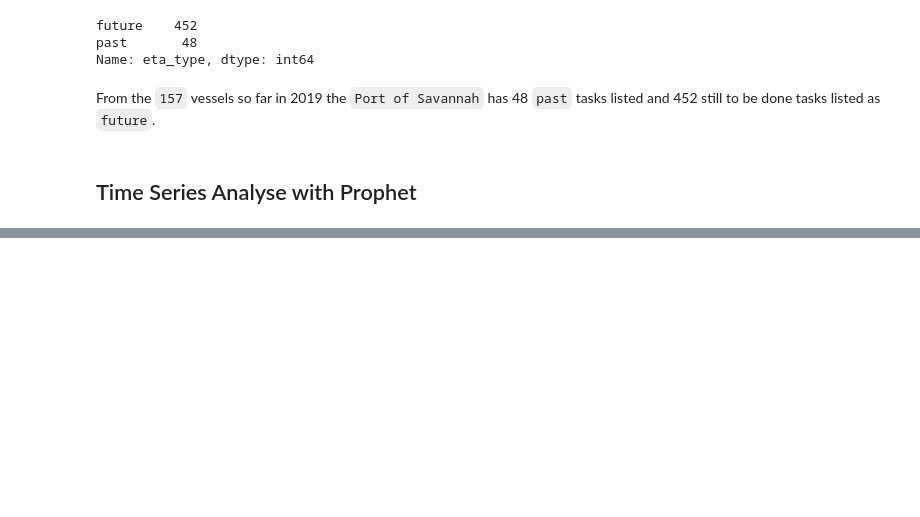
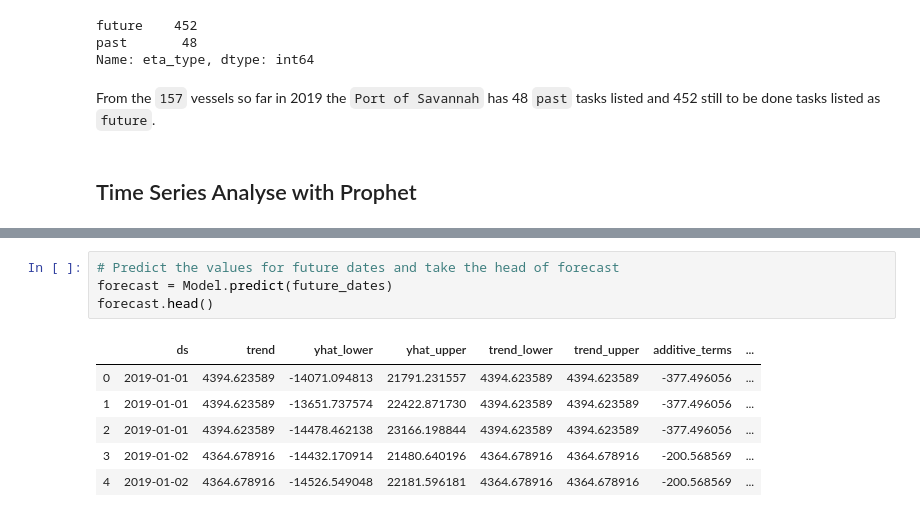
Before and after one commit to stephanosterburg/coding_challenges, a Jupyter notebook: clearmetal/notebook.ipynb, the cells around one changed output, grey strips where cells are left out. Drawn from its saved outputs; the diff is of its cells as text; blank space fills up the shorter version.

```diff
--- a/clearmetal/notebook.ipynb
+++ b/clearmetal/notebook.ipynb
@@ -812,0 +880,11 @@ df.head()
+# %%
+# Predict the values for future dates and take the head of forecast
+forecast = Model.predict(future_dates)
+forecast.head()
+# %% [output]
+|  | ds | trend | yhat_lower | yhat_upper | trend_lower | trend_upper | additive_terms | ... |
+| 0 | 2019-01-01 | 4394.623589 | -14071.094813 | 21791.231557 | 4394.623589 | 4394.623589 | -377.496056 | ... |
+| 1 | 2019-01-01 | 4394.623589 | -13651.737574 | 22422.871730 | 4394.623589 | 4394.623589 | -377.496056 | ... |
+| 2 | 2019-01-01 | 4394.623589 | -14478.462138 | 23166.198844 | 4394.623589 | 4394.623589 | -377.496056 | ... |
+| 3 | 2019-01-02 | 4364.678916 | -14432.170914 | 21480.640196 | 4364.678916 | 4364.678916 | -200.568569 | ... |
+| 4 | 2019-01-02 | 4364.678916 | -14526.549048 | 22181.596181 | 4364.678916 | 4364.678916 | -200.568569 | ... |
```
Also changed, not shown: parts of 16 cells of this notebook.
